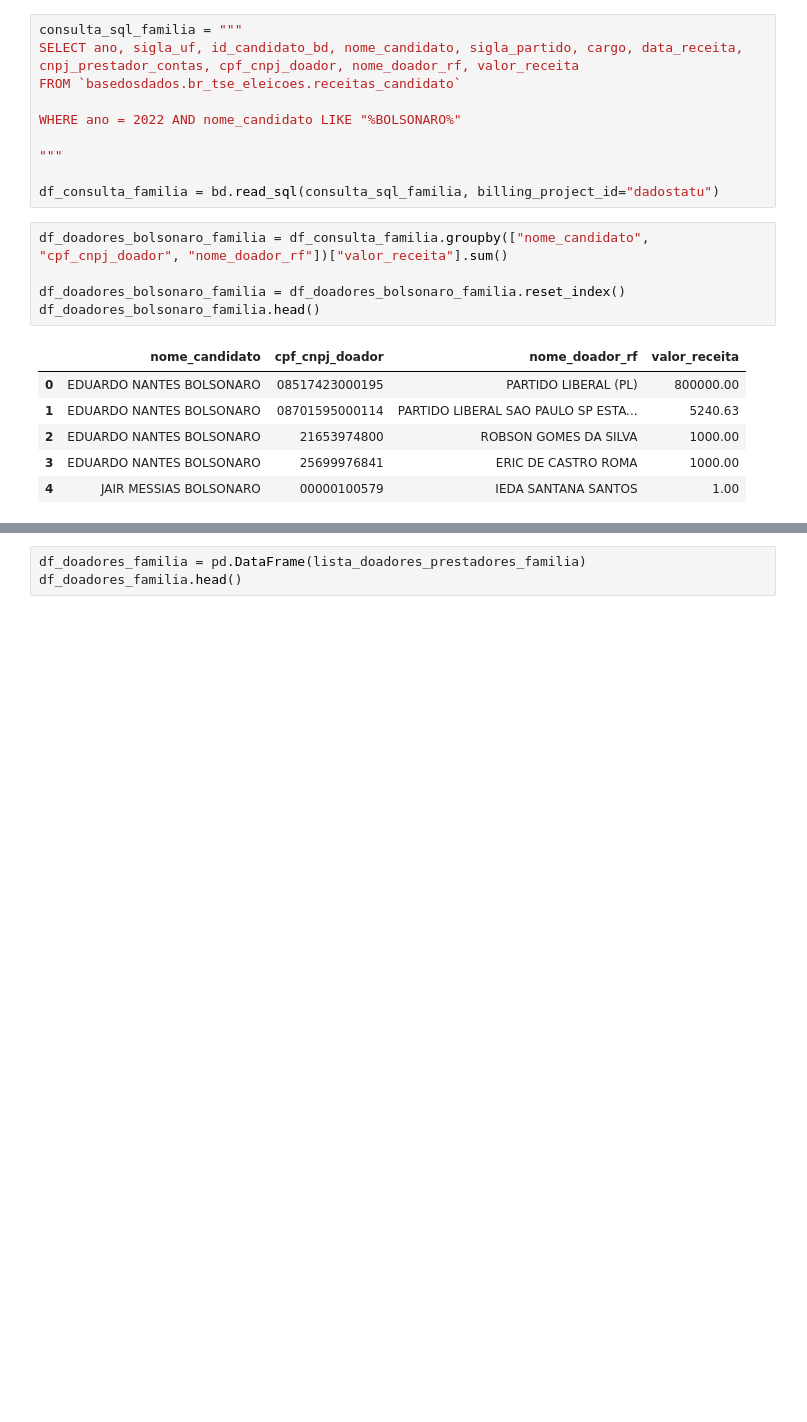
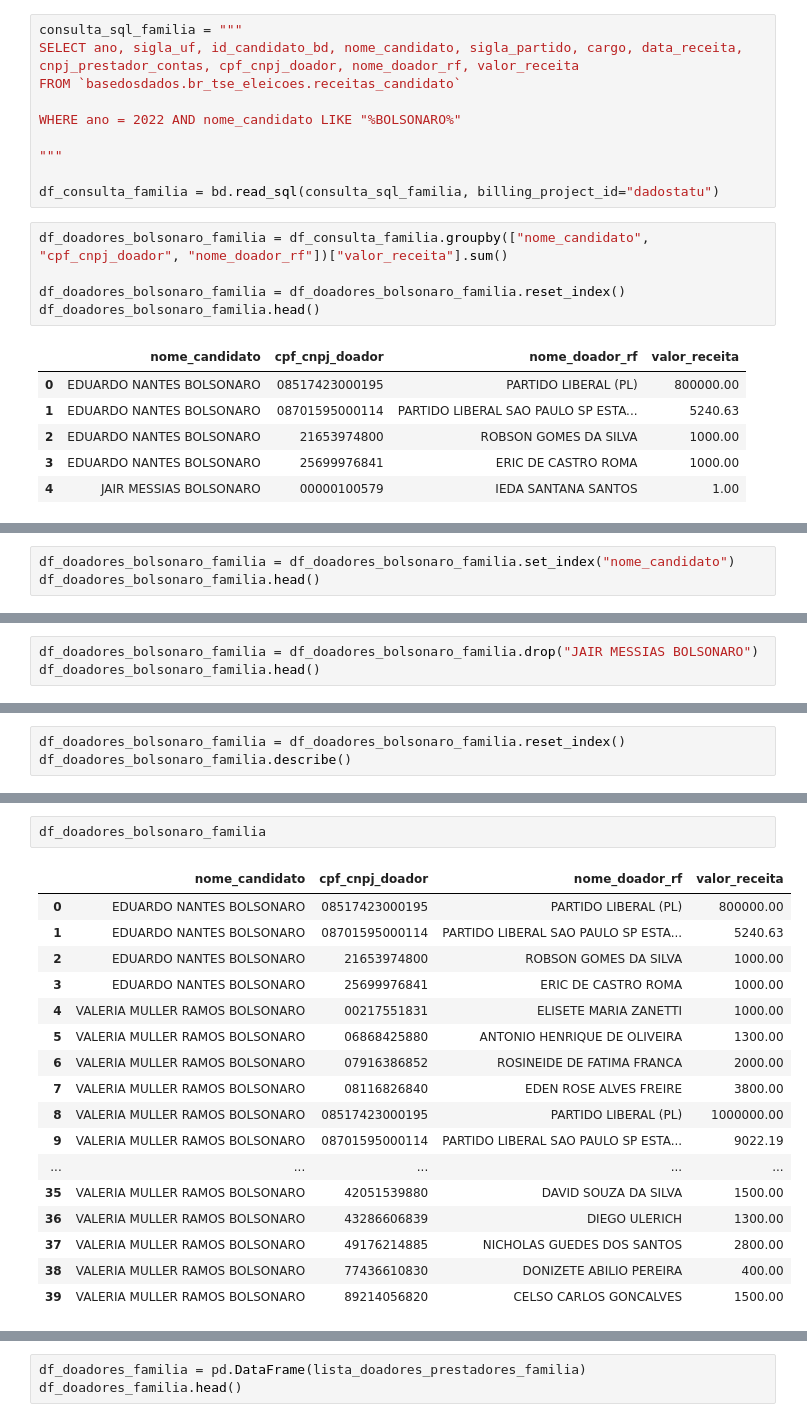
Before and after one commit to lucasthaynan/cartao_corporativo, a Jupyter notebook: cartao_corporativo_jair_bolsonaro_cruzametnos.ipynb, the cells around one changed output, grey strips where cells are left out. Drawn from its saved outputs; the diff is of its cells as text; blank space fills up the shorter version.

```diff
--- a/cartao_corporativo_jair_bolsonaro_cruzametnos.ipynb
+++ b/cartao_corporativo_jair_bolsonaro_cruzametnos.ipynb
@@ -465,0 +482,3 @@ df_doadores_bolsonaro_familia.head()
+# %%
+df_doadores_bolsonaro_familia = df_doadores_bolsonaro_familia.set_index("nome_candidato")
+df_doadores_bolsonaro_familia.head()
@@ -465,0 +493,3 @@ df_doadores_bolsonaro_familia.head()
+# %%
+df_doadores_bolsonaro_familia = df_doadores_bolsonaro_familia.drop("JAIR MESSIAS BOLSONARO")
+df_doadores_bolsonaro_familia.head()
@@ -465,0 +504,3 @@ df_doadores_bolsonaro_familia.head()
+# %%
+df_doadores_bolsonaro_familia = df_doadores_bolsonaro_familia.reset_index()
+df_doadores_bolsonaro_familia.describe()
@@ -466,3 +517,23 @@ df_doadores_bolsonaro_familia.head()
+# %%
+df_doadores_bolsonaro_familia
+# %% [output]
+|  | nome_candidato | cpf_cnpj_doador | nome_doador_rf | valor_receita |
+| 0 | EDUARDO NANTES BOLSONARO | 08517423000195 | PARTIDO LIBERAL (PL) | 800000.00 |
+| 1 | EDUARDO NANTES BOLSONARO | 08701595000114 | PARTIDO LIBERAL SAO PAULO SP ESTA... | 5240.63 |
+| 2 | EDUARDO NANTES BOLSONARO | 21653974800 | ROBSON GOMES DA SILVA | 1000.00 |
+| 3 | EDUARDO NANTES BOLSONARO | 25699976841 | ERIC DE CASTRO ROMA | 1000.00 |
+| 4 | VALERIA MULLER RAMOS BOLSONARO | 00217551831 | ELISETE MARIA ZANETTI | 1000.00 |
+| 5 | VALERIA MULLER RAMOS BOLSONARO | 06868425880 | ANTONIO HENRIQUE DE OLIVEIRA | 1300.00 |
+| 6 | VALERIA MULLER RAMOS BOLSONARO | 07916386852 | ROSINEIDE DE FATIMA FRANCA | 2000.00 |
+| 7 | VALERIA MULLER RAMOS BOLSONARO | 08116826840 | EDEN ROSE ALVES FREIRE | 3800.00 |
+| 8 | VALERIA MULLER RAMOS BOLSONARO | 08517423000195 | PARTIDO LIBERAL (PL) | 1000000.00 |
+| 9 | VALERIA MULLER RAMOS BOLSONARO | 08701595000114 | PARTIDO LIBERAL SAO PAULO SP ESTA... | 9022.19 |
+| ... | ... | ... | ... | ... |
+| 35 | VALERIA MULLER RAMOS BOLSONARO | 42051539880 | DAVID SOUZA DA SILVA | 1500.00 |
+| 36 | VALERIA MULLER RAMOS BOLSONARO | 43286606839 | DIEGO ULERICH | 1300.00 |
+| 37 | VALERIA MULLER RAMOS BOLSONARO | 49176214885 | NICHOLAS GUEDES DOS SANTOS | 2800.00 |
+| 38 | VALERIA MULLER RAMOS BOLSONARO | 77436610830 | DONIZETE ABILIO PEREIRA | 400.00 |
+| 39 | VALERIA MULLER RAMOS BOLSONARO | 89214056820 | CELSO CARLOS GONCALVES | 1500.00 |
 # %%
 # script normal funcionando
 
```
Also changed, not shown: parts of 7 cells of this notebook.
